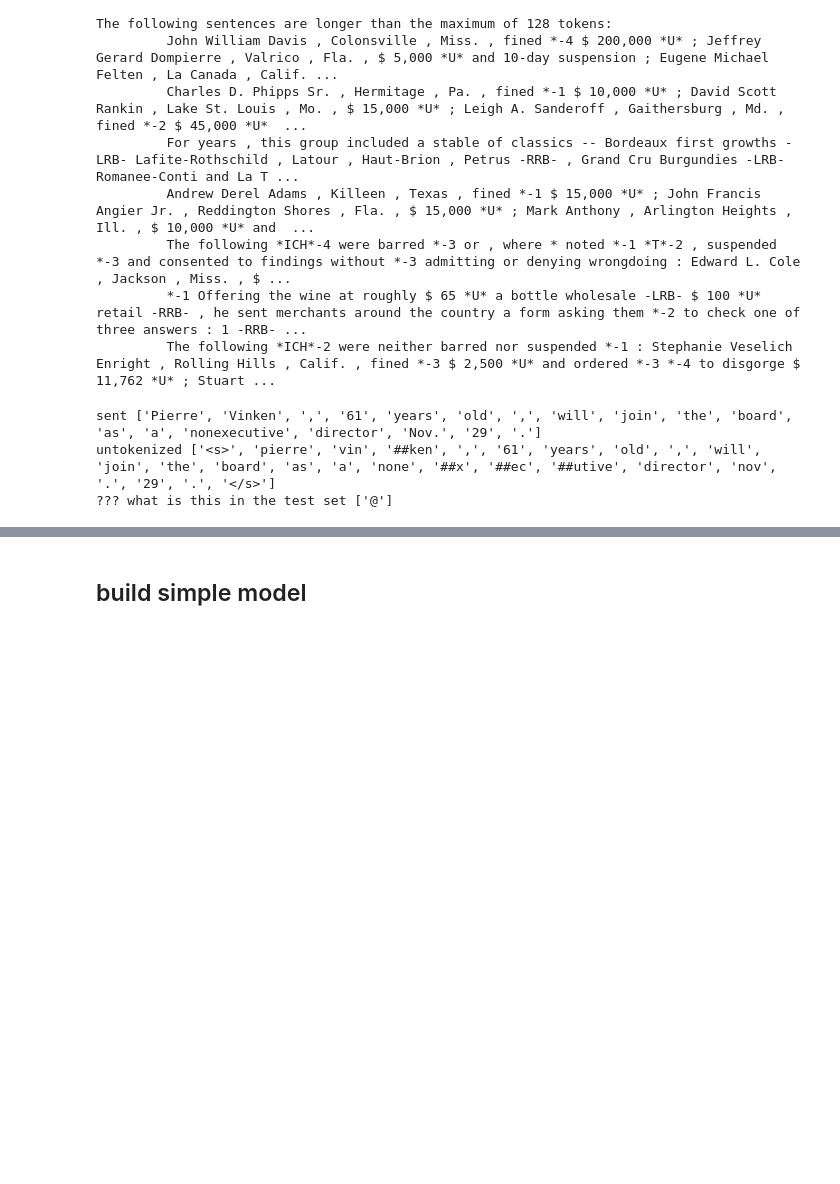
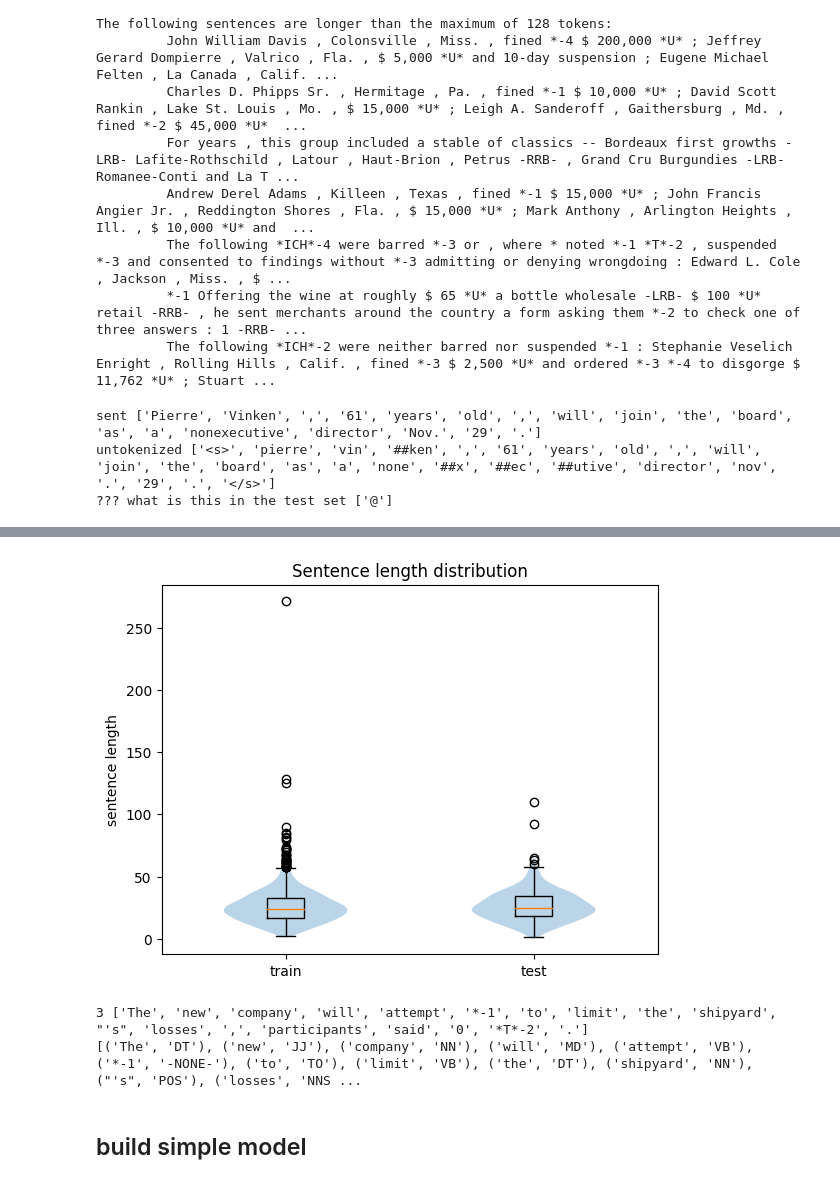
Before and after one commit to Ar-Kareem/Penn-Tree-Bank-Project, a Jupyter notebook: sbert.ipynb, the cells around one changed output, grey strips where cells are left out. Saved outputs shown, nothing was run; the diff lists cells and outputs as text; code cells hidden in the pictures; blank space fills up the shorter version.

```diff
--- a/sbert.ipynb
+++ b/sbert.ipynb
@@ -259,3 +349,23 @@ untokenized ['<s>', 'pierre', 'vin', '##ken', ',', '61', 'years', 'old', ',', 'w
+# %%
+# boxplot
+plt.boxplot([lens_train, lens_test], labels=['train', 'test'])
+# violinplot
+plt.violinplot([lens_train, lens_test], showextrema=False)
+# color boxes
+plt.ylabel('sentence length')
+plt.title('Sentence length distribution')
+plt.savefig('sentencelengthbox.png')
+# %% [output]
+[figure, added]
+# %%
+for i, n in enumerate(data['train_sentences']):
+    if '*-1' in n and i != 2:
+        print(i, n)
+        print(data['train_tags'][i])
+        break
+# %% [output]
+3 ['The', 'new', 'company', 'will', 'attempt', '*-1', 'to', 'limit', 'the', 'shipyard', "'s", 'losses', ',', 'participants', 'said', '0', '*T*-2', '.']
+[('The', 'DT'), ('new', 'JJ'), ('company', 'NN'), ('will', 'MD'), ('attempt', 'VB'), ('*-1', '-NONE-'), ('to', 'TO'), ('limit', 'VB'), ('the', 'DT'), ('shipyard', 'NN'), ("'s", 'POS'), ('losses', 'NNS ...
 # %% [markdown]
 ## build simple model
 # %%
```
Also changed, not shown: parts of 10 cells of this notebook.
